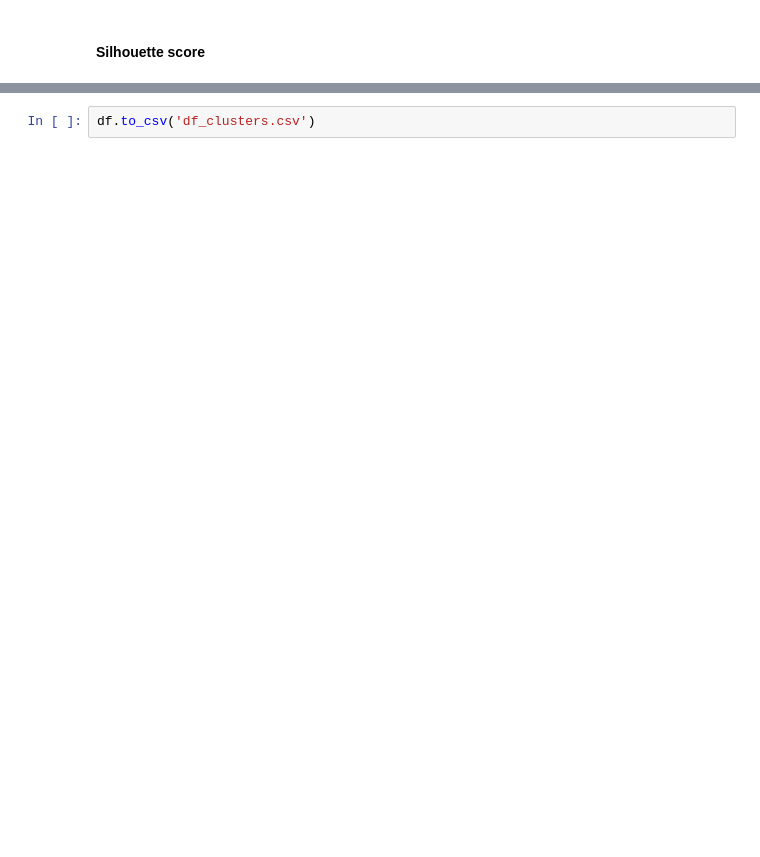
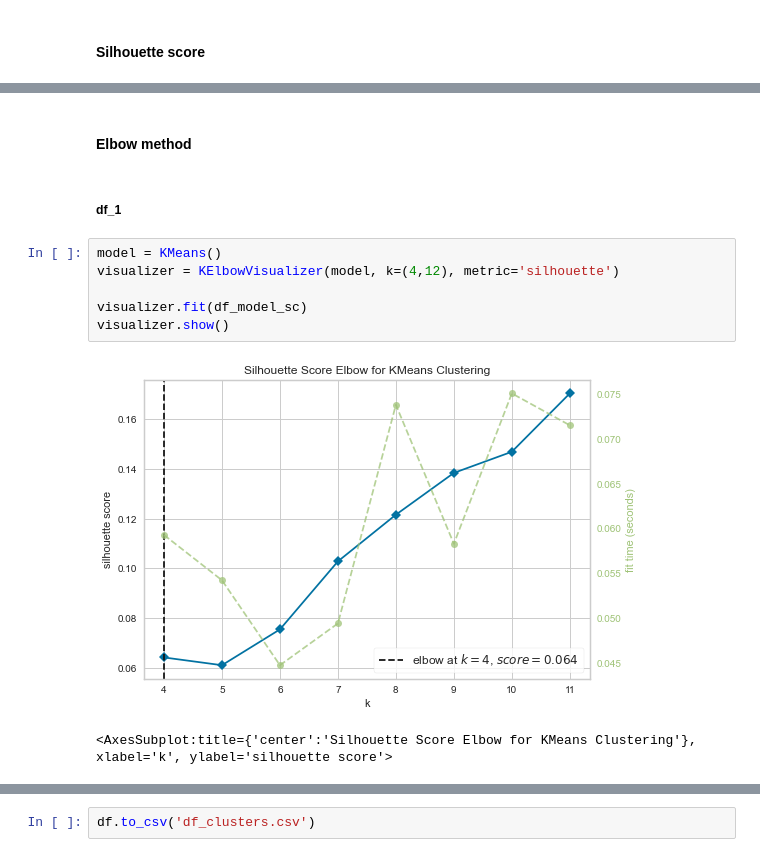
Before and after one commit to katharina-beriault/Final_Project_Vegan-Snack-Recommender_Clustering, a Jupyter notebook: Python/Model_building.ipynb, the cells around one changed output, grey strips where cells are left out. Saved outputs shown, nothing was run; the diff lists cells and outputs as text; blank space fills up the shorter version.

```diff
--- a/Python/Model_building.ipynb
+++ b/Python/Model_building.ipynb
@@ -399,0 +551,13 @@ plt.show()
+# %% [markdown]
+#### Elbow method
+# %% [markdown]
+##### df_1
+# %%
+model = KMeans()
+visualizer = KElbowVisualizer(model, k=(4,12), metric='silhouette')
+
+visualizer.fit(df_model_sc)
+visualizer.show()
+# %% [output]
+[figure, added]
+<AxesSubplot:title={'center':'Silhouette Score Elbow for KMeans Clustering'}, xlabel='k', ylabel='silhouette score'>
```
Also changed, not shown: parts of 57 cells of this notebook, 5 other files.
